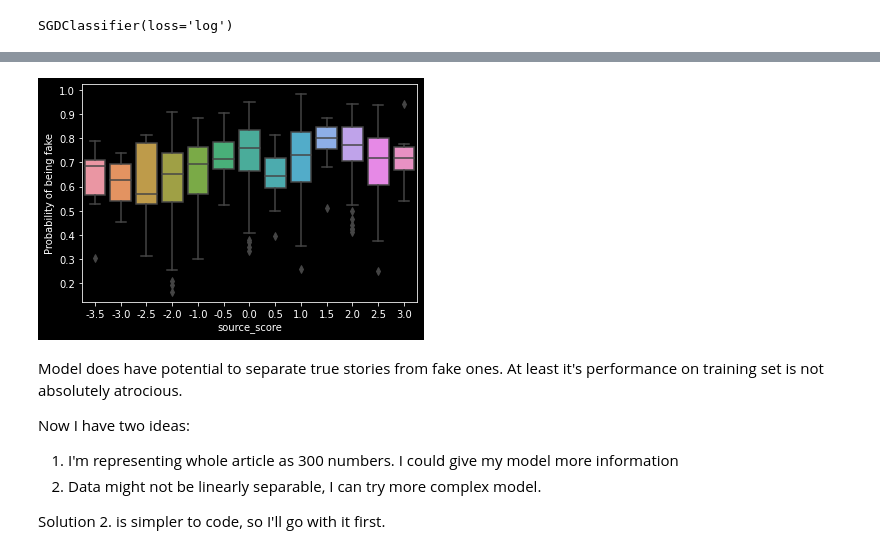
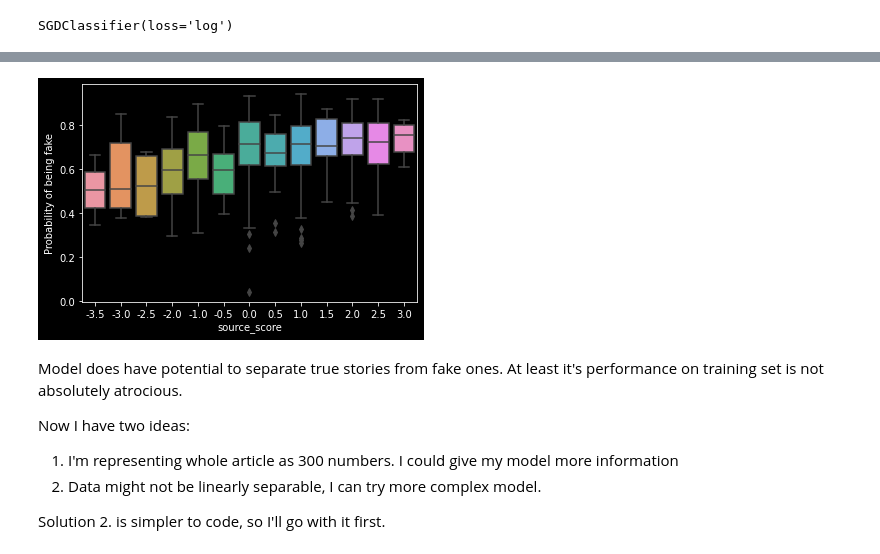
Before and after one commit to mutusfa/Fake-News-Analysis, a Jupyter notebook: notebooks/modelling.ipynb, the cells around one changed output, grey strips where cells are left out. Drawn from its saved outputs; the diff is of its cells as text; code cells hidden in the pictures.

```diff
--- a/notebooks/modelling.ipynb
+++ b/notebooks/modelling.ipynb
@@ -488,17 +396,17 @@ predicted_probas = np.concatenate(
     list(batched_predictions(visual_check, pretrained_fasttext, model, batch_size=128))
 )
 # %%
-ax = sns.boxplot(x=visual_check.source_score, y=predicted_probas[:, 0])
+ax = sns.boxplot(x=visual_check.source_score, y=predicted_probas[:, 1])
 
 ax.set_ylabel("Probability of being fake")
 
 plt.savefig(
     BASE_DATA_DIR
     / "processed"
     / "trained_nela-gt-2018-articles-probability-of-being-fake.png"
 )
 # %% [output]
-[figure, old version]
+[figure, new version]
 # %% [markdown]
 Model does have potential to separate true stories from fake ones. At least it's performance on training set is not absolutely atrocious.
 
```
Also changed, not shown: parts of 28 cells of this notebook, 1 other file.
